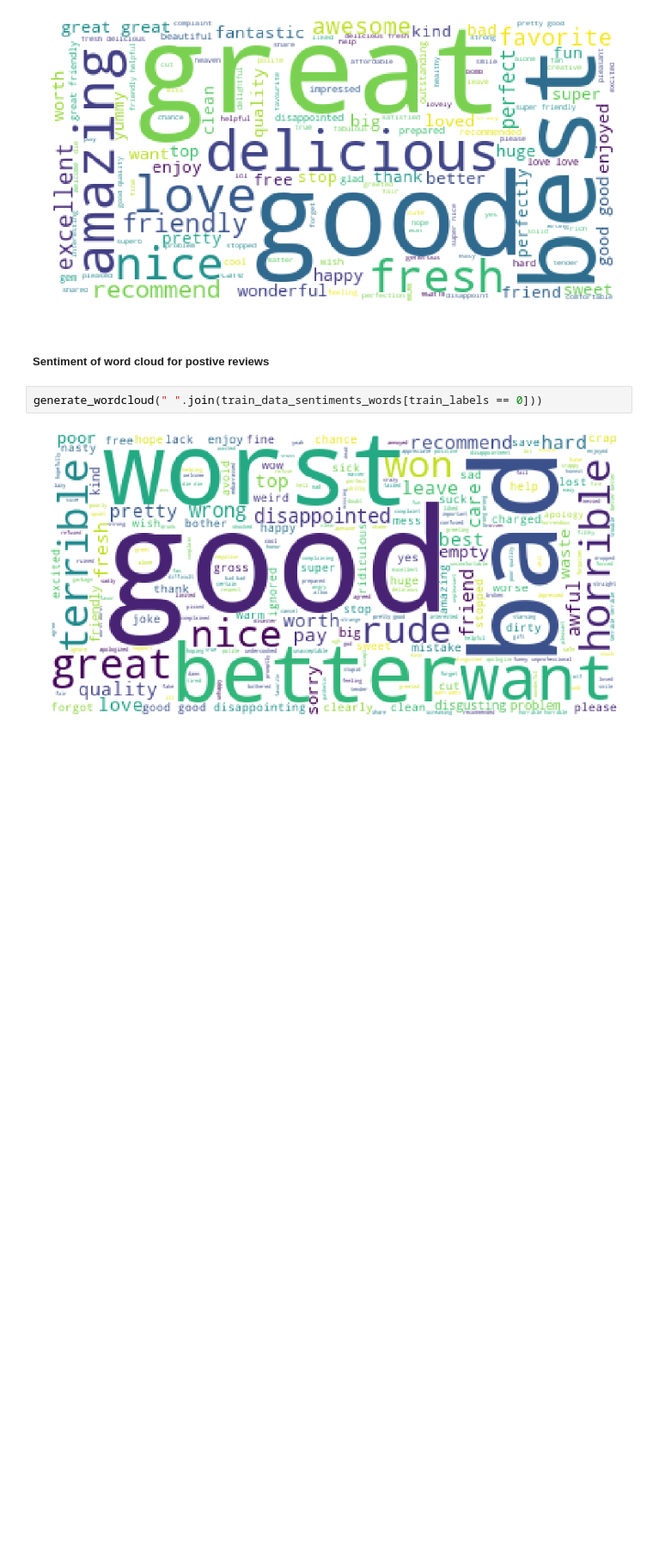
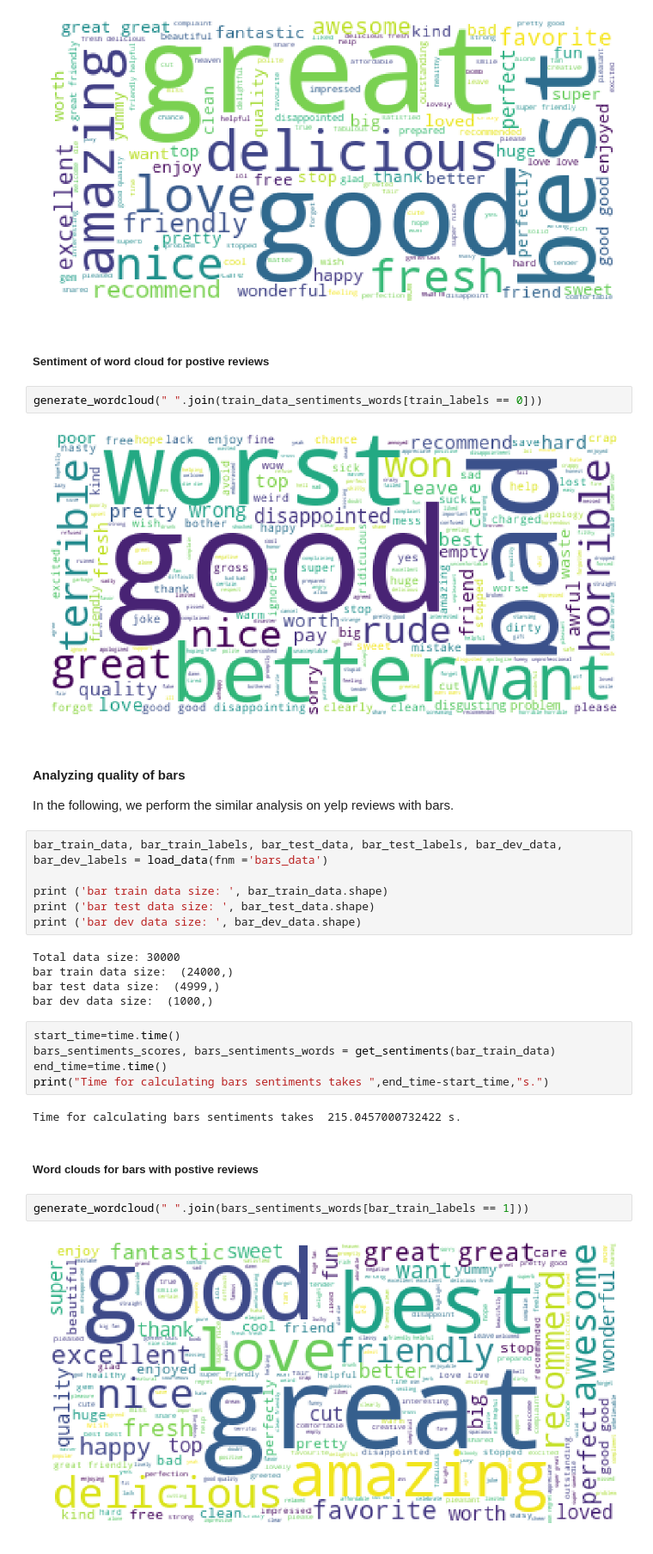
Before and after one commit to chandra1sekar/yelp-reviews, a Jupyter notebook: yelp_review_classification.ipynb, the cells around one changed output. Shown at 86% size. Cells and saved outputs as stored; diff of their text form; blank space fills up the shorter version.

Commit message:
Add word cloud for Bars (#10)

```diff
--- a/yelp_review_classification.ipynb
+++ b/yelp_review_classification.ipynb
@@ -793,3 +793,31 @@ generate_wordcloud(" ".join(train_data_sentiments_words[train_labels == 1]))
 generate_wordcloud(" ".join(train_data_sentiments_words[train_labels == 0]))
 # %% [output]
 [figure]
+# %% [markdown]
+#### Analyzing quality of bars
+
+In the following, we perform the similar analysis on yelp reviews with bars.
+# %%
+bar_train_data, bar_train_labels, bar_test_data, bar_test_labels, bar_dev_data, bar_dev_labels = load_data(fnm ='bars_data')
+
+print ('bar train data size: ', bar_train_data.shape)
+print ('bar test data size: ', bar_test_data.shape)
+print ('bar dev data size: ', bar_dev_data.shape)
+# %% [output]
+Total data size: 30000
+bar train data size:  (24000,)
+bar test data size:  (4999,)
+bar dev data size:  (1000,)
+# %%
+start_time=time.time()
+bars_sentiments_scores, bars_sentiments_words = get_sentiments(bar_train_data)
+end_time=time.time()
+print("Time for calculating bars sentiments takes ",end_time-start_time,"s.")
+# %% [output]
+Time for calculating bars sentiments takes  215.0457000732422 s.
+# %% [markdown]
+##### Word clouds for bars with postive reviews
+# %%
+generate_wordcloud(" ".join(bars_sentiments_words[bar_train_labels == 1]))
+# %% [output]
+[figure, added]
```
Also changed, not shown: parts of 3 cells of this notebook.
